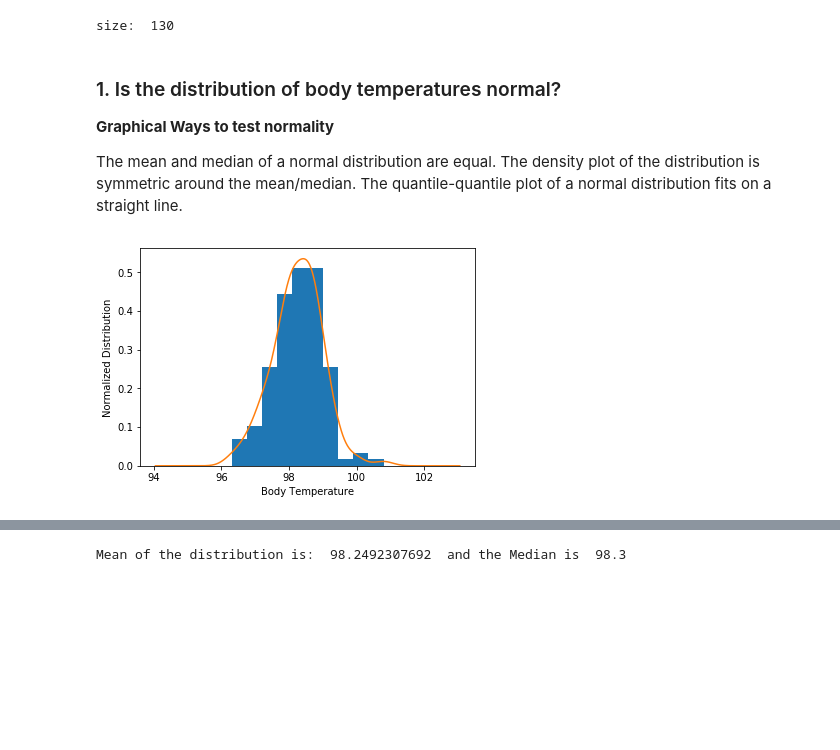
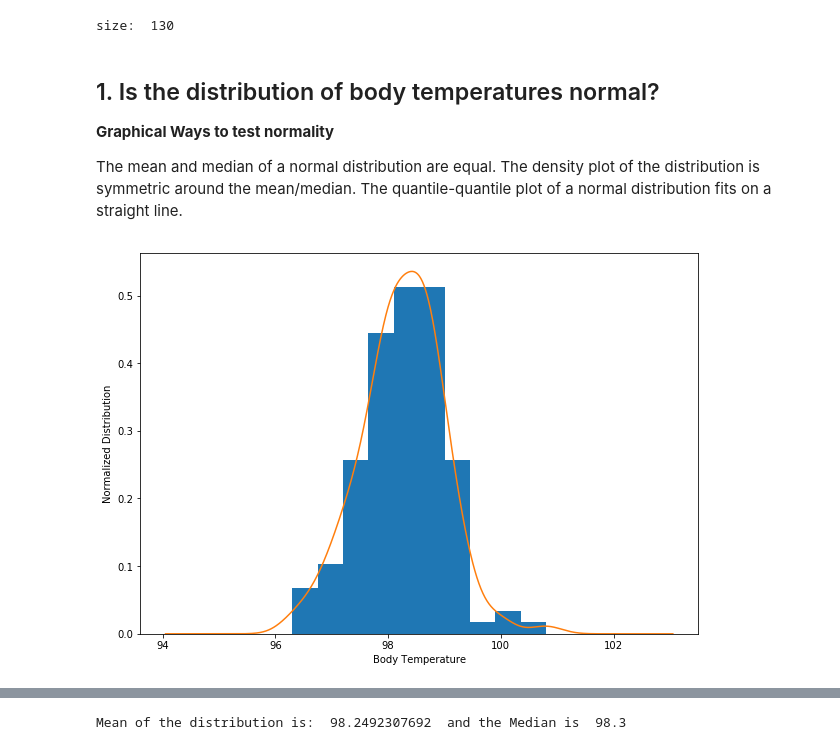
Before and after one commit to zbiswas3/Datascience-Projects, a Jupyter notebook: Data Science Mini projects in Python/Human Temperature EDA/sliderule_dsi_inferential_statistics_exercise_1.ipynb, the cells around one changed output, grey strips where cells are left out. Saved outputs shown, nothing was run; the diff lists cells and outputs as text; code cells hidden in the pictures; blank space fills up the shorter version.

```diff
--- a/Data Science Mini projects in Python/Human Temperature EDA/sliderule_dsi_inferential_statistics_exercise_1.ipynb
+++ b/Data Science Mini projects in Python/Human Temperature EDA/sliderule_dsi_inferential_statistics_exercise_1.ipynb
@@ -73,7 +73,7 @@ print("size: ",len(df['temperature']))
 # %% [output]
 size:  130
 # %% [markdown]
-### 1.  Is the distribution of body temperatures normal? ###
+## 1.  Is the distribution of body temperatures normal? ##
 
 **Graphical Ways to test normality**
 
@@ -84,12 +84,13 @@ import numpy as np
 from scipy import stats
 # %%
 # the density plot and the histogram of the distribution of the body temperature
+plt.figure(figsize=(10, 7))
 df.temperature.hist(normed=True)
 df.temperature.plot(kind = 'kde')
 plt.xlabel('Body Temperature')
 plt.ylabel('Normalized Distribution')
 plt.show()
 # %% [output]
-[figure, old version]
+[figure, new version]
 # %%
 # Qunatile-quantile plot of distribution of the body temperatures
```
Also changed, not shown: parts of 15 cells of this notebook, 5 other files.
